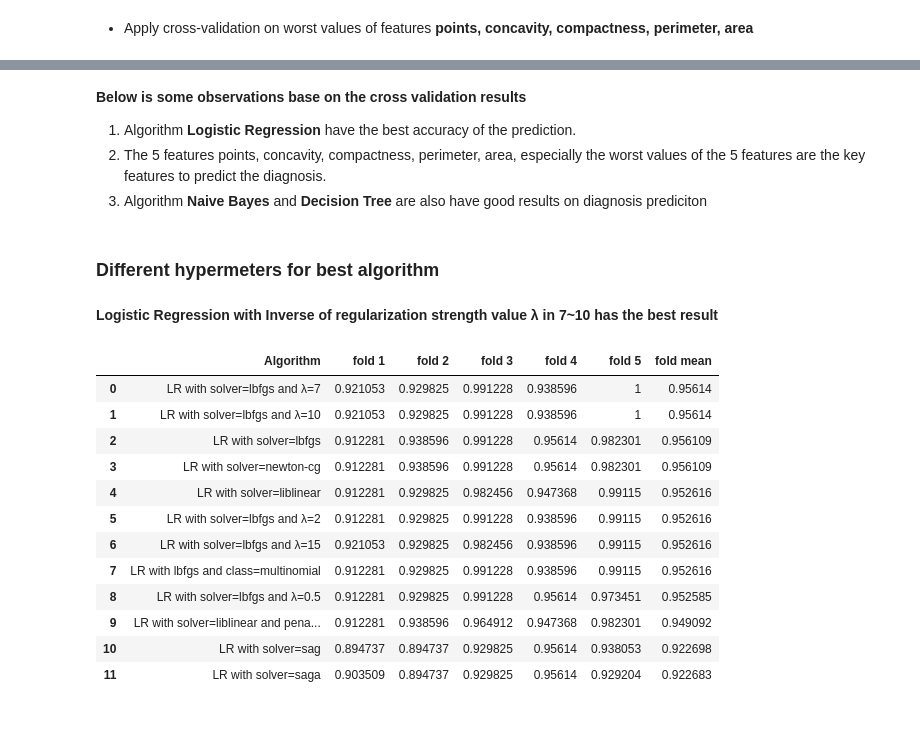
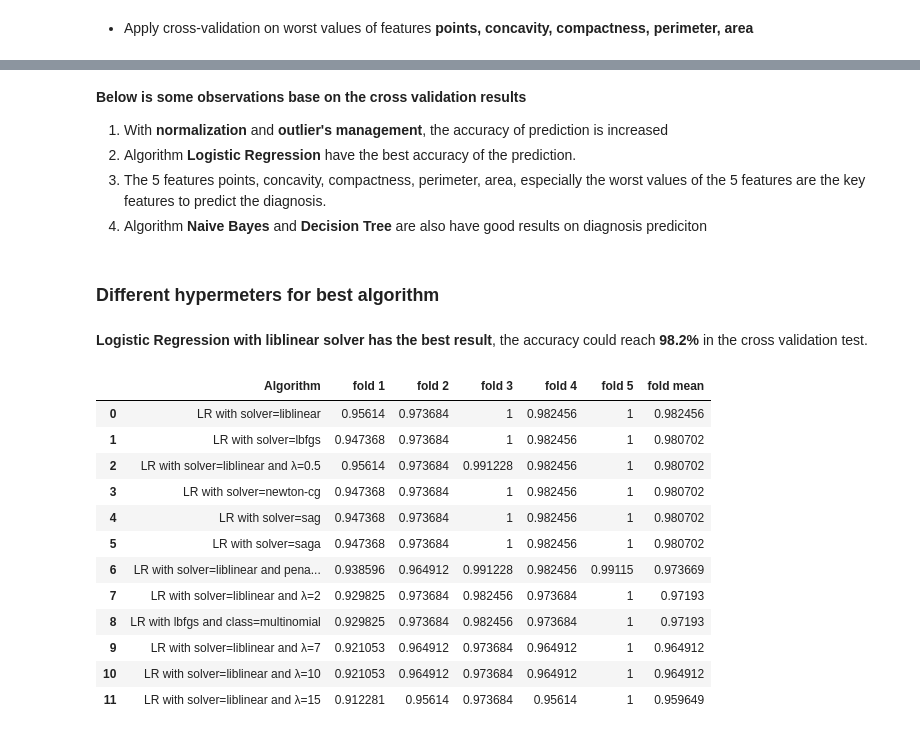
Before and after one commit to linyuan-dc/AIDI, a Jupyter notebook: AIDI1002/Exe2/exe2_report_v2.ipynb, the cells around one changed output, grey strips where cells are left out. Saved outputs shown, nothing was run; the diff lists cells and outputs as text; code cells hidden in the pictures.

Commit message:
add normalization and outlier removal

```diff
--- a/AIDI1002/Exe2/EXE_2_report.ipynb
+++ b/AIDI1002/Exe2/exe2_report_v2.ipynb
@@ -111,6 +111,7 @@ from sklearn.model_selection import train_test_split
 from sklearn.ensemble import ExtraTreesRegressor, RandomForestRegressor
 from sklearn.neighbors import KNeighborsRegressor
 from sklearn.linear_model import LogisticRegression
+from sklearn.linear_model import LinearRegression
 from sklearn.naive_bayes import GaussianNB
 from sklearn.svm import SVR
 from sklearn.feature_selection import RFE
@@ -156,6 +157,7 @@ def allmodels():
     #    'NN':nn(),
     #    'SVM':svm(),
         'Logistic Regression': LR(),
+        'Linear Regression': LinearRegression(),
         'Naive Bayes': GaussianNB(),
         'KNN':knn(),
         'Decision Tree': decisionTree(),
@@ -165,33 +190,24 @@ def allmodels():
 # %% [markdown]
 ### K-Fold Cross Validation
 # %%
-def CrossValidation(df, models=allmodels()):
-    #cols=[x for x in df.columns if '_mean' in x or '_map' in x or '_22se' in x]
-    #df = df[cols]
+def CrossValidation(df, models=allmodels(), doNorm = True, filterOutlier=True):
     Y_df = df['diagnosis_map']
     X_df = df.drop(['diagnosis_map'], axis = 1)
-    #X_df = df.drop(['id', 'diagnosis','diagnosis_map'], axis = 1)
-    #for col in cols:
-    #    mean1 = np.mean(df[col])
-    #    std1 = np.std(df[col])
-    #    df[col] = (df[col].values - mean1)/std1
-
+    if doNorm==True:
+        X_df = norm(X_df)
     kf = KFold(n_splits=5)
     model_result = pd.DataFrame(columns =  ['Algorithm','fold 1','fold 2','fold 3','fold 4','fold 5','fold mean'])
     for key,v in models.items():
         result = [key]
-        #print('Algorithm: ',key)
         estimator = v
-        k=0
         for train_index, test_index in kf.split(df):
-            k+=1
-            #display(X_df.loc[train_index])
-            estimator.fit(X_df.loc[train_index],Y_df.loc[train_index])
+            if filterOutlier==True:
+                train_X_df, train_Y_df = outlierRemove(X_df.loc[train_index],Y_df.loc[train_index])
+                estimator.fit(train_X_df,train_Y_df)
+            else:
+                estimator.fit(X_df.loc[train_index],Y_df.loc[train_index])
             score = estimator.score(X_df.loc[test_index], Y_df.loc[test_index])
-            #print(f'Fold:{k} score:{score:.2f}')
             result.append(score)
-        #scores = cross_val_score(estimator, X_df, Y_df, cv=5)
-        #print(f'cross_val_score:{scores}, ')
         result.append(np.mean(result[1:6]))
         model_result.loc[len(model_result), :] = result
     model_result= model_result.sort_values('fold mean',ascending=False ).reset_index(drop=True)
@@ -278,40 +327,41 @@ CrossValidation(df)
 # %% [markdown]
 **Below is some observations base on the cross validation results**
-1. Algorithm **Logistic Regression** have the best accuracy of the prediction.
-2. The 5 features points, concavity, compactness, perimeter, area, especially the worst values of the 5 features are the key features to predict the diagnosis.
-3. Algorithm **Naive Bayes** and **Decision Tree** are also have good results on diagnosis prediciton
+1. With **normalization** and **outlier's management**, the accuracy of prediction is increased
+2. Algorithm **Logistic Regression** have the best accuracy of the prediction.
+3. The 5 features points, concavity, compactness, perimeter, area, especially the worst values of the 5 features are the key features to predict the diagnosis.
+4. Algorithm **Naive Bayes** and **Decision Tree** are also have good results on diagnosis prediciton
 # %% [markdown]
 ### Different hypermeters for best algorithm
-# %% [markdown]
-**Logistic Regression with Inverse of regularization strength value λ in 7~10 has the best result**
+# %% [markdown]
+**Logistic Regression with liblinear solver has the best result**, the accuracy could reach **98.2%** in the cross validation test.
 # %%
 m = {
     'LR with solver=lbfgs': LogisticRegression(solver='lbfgs', max_iter=10000),
     'LR with solver=liblinear': LogisticRegression(solver='liblinear', max_iter=10000, penalty='l2'),
     'LR with solver=liblinear and penalty=l1': LogisticRegression(solver='liblinear', max_iter=10000, penalty='l1'),
-    'LR with solver=lbfgs and λ=0.5': LogisticRegression(solver='newton-cg', max_iter=10000, C=0.5),
-    'LR with solver=lbfgs and λ=7': LogisticRegression(solver='newton-cg', max_iter=10000, C=7),
-    'LR with solver=lbfgs and λ=2': LogisticRegression(solver='newton-cg', max_iter=10000, C=2),
-    'LR with solver=lbfgs and λ=10': LogisticRegression(solver='newton-cg', max_iter=10000, C=10),
-    'LR with solver=lbfgs and λ=15': LogisticRegression(solver='newton-cg', max_iter=10000, C=15),
+    'LR with solver=liblinear and λ=0.5': LogisticRegression(solver='liblinear', max_iter=10000, C=0.5),
+    'LR with solver=liblinear and λ=7': LogisticRegression(solver='liblinear', max_iter=10000, C=7),
+    'LR with solver=liblinear and λ=2': LogisticRegression(solver='liblinear', max_iter=10000, C=2),
+    'LR with solver=liblinear and λ=10': LogisticRegression(solver='liblinear', max_iter=10000, C=10),
+    'LR with solver=liblinear and λ=15': LogisticRegression(solver='liblinear', max_iter=10000, C=15),
     'LR with solver=newton-cg': LogisticRegression(solver='newton-cg', max_iter=10000),
     'LR with solver=sag': LogisticRegression(solver='sag', max_iter=10000),
     'LR with solver=saga': LogisticRegression(solver='saga', max_iter=10000),
     'LR with lbfgs and class=multinomial': LogisticRegression(solver='lbfgs', multi_class='multinomial', max_iter=10000),
 }
 df = df_all.copy().drop(['id', 'diagnosis'],axis=1)
 CrossValidation(df,models=m)
 # %% [output]
 |  | Algorithm | fold 1 | fold 2 | fold 3 | fold 4 | fold 5 | fold mean |
-| 0 | LR with solver=lbfgs and λ=7 | 0.921053 | 0.929825 | 0.991228 | 0.938596 | 1 | 0.95614 |
-| 1 | LR with solver=lbfgs and λ=10 | 0.921053 | 0.929825 | 0.991228 | 0.938596 | 1 | 0.95614 |
-| 2 | LR with solver=lbfgs | 0.912281 | 0.938596 | 0.991228 | 0.95614 | 0.982301 | 0.956109 |
-| 3 | LR with solver=newton-cg | 0.912281 | 0.938596 | 0.991228 | 0.95614 | 0.982301 | 0.956109 |
-| 4 | LR with solver=liblinear | 0.912281 | 0.929825 | 0.982456 | 0.947368 | 0.99115 | 0.952616 |
-| 5 | LR with solver=lbfgs and λ=2 | 0.912281 | 0.929825 | 0.991228 | 0.938596 | 0.99115 | 0.952616 |
-| 6 | LR with solver=lbfgs and λ=15 | 0.921053 | 0.929825 | 0.982456 | 0.938596 | 0.99115 | 0.952616 |
-| 7 | LR with lbfgs and class=multinomial | 0.912281 | 0.929825 | 0.991228 | 0.938596 | 0.99115 | 0.952616 |
-| 8 | LR with solver=lbfgs and λ=0.5 | 0.912281 | 0.929825 | 0.991228 | 0.95614 | 0.973451 | 0.952585 |
-| 9 | LR with solver=liblinear and pena... | 0.912281 | 0.938596 | 0.964912 | 0.947368 | 0.982301 | 0.949092 |
-| 10 | LR with solver=sag | 0.894737 | 0.894737 | 0.929825 | 0.95614 | 0.938053 | 0.922698 |
-| 11 | LR with solver=saga | 0.903509 | 0.894737 | 0.929825 | 0.95614 | 0.929204 | 0.922683 |
+| 0 | LR with solver=liblinear | 0.95614 | 0.973684 | 1 | 0.982456 | 1 | 0.982456 |
+| 1 | LR with solver=lbfgs | 0.947368 | 0.973684 | 1 | 0.982456 | 1 | 0.980702 |
+| 2 | LR with solver=liblinear and λ=0.5 | 0.95614 | 0.973684 | 0.991228 | 0.982456 | 1 | 0.980702 |
+| 3 | LR with solver=newton-cg | 0.947368 | 0.973684 | 1 | 0.982456 | 1 | 0.980702 |
+| 4 | LR with solver=sag | 0.947368 | 0.973684 | 1 | 0.982456 | 1 | 0.980702 |
+| 5 | LR with solver=saga | 0.947368 | 0.973684 | 1 | 0.982456 | 1 | 0.980702 |
+| 6 | LR with solver=liblinear and pena... | 0.938596 | 0.964912 | 0.991228 | 0.982456 | 0.99115 | 0.973669 |
+| 7 | LR with solver=liblinear and λ=2 | 0.929825 | 0.973684 | 0.982456 | 0.973684 | 1 | 0.97193 |
+| 8 | LR with lbfgs and class=multinomial | 0.929825 | 0.973684 | 0.982456 | 0.973684 | 1 | 0.97193 |
+| 9 | LR with solver=liblinear and λ=7 | 0.921053 | 0.964912 | 0.973684 | 0.964912 | 1 | 0.964912 |
+| 10 | LR with solver=liblinear and λ=10 | 0.921053 | 0.964912 | 0.973684 | 0.964912 | 1 | 0.964912 |
+| 11 | LR with solver=liblinear and λ=15 | 0.912281 | 0.95614 | 0.973684 | 0.95614 | 1 | 0.959649 |
```
Also changed, not shown: parts of 14 cells of this notebook.
